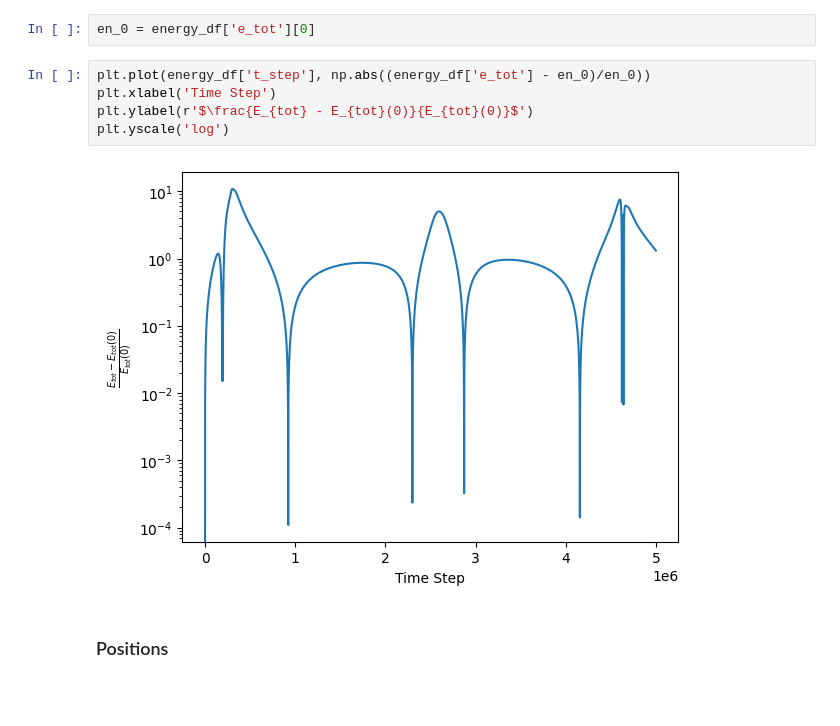
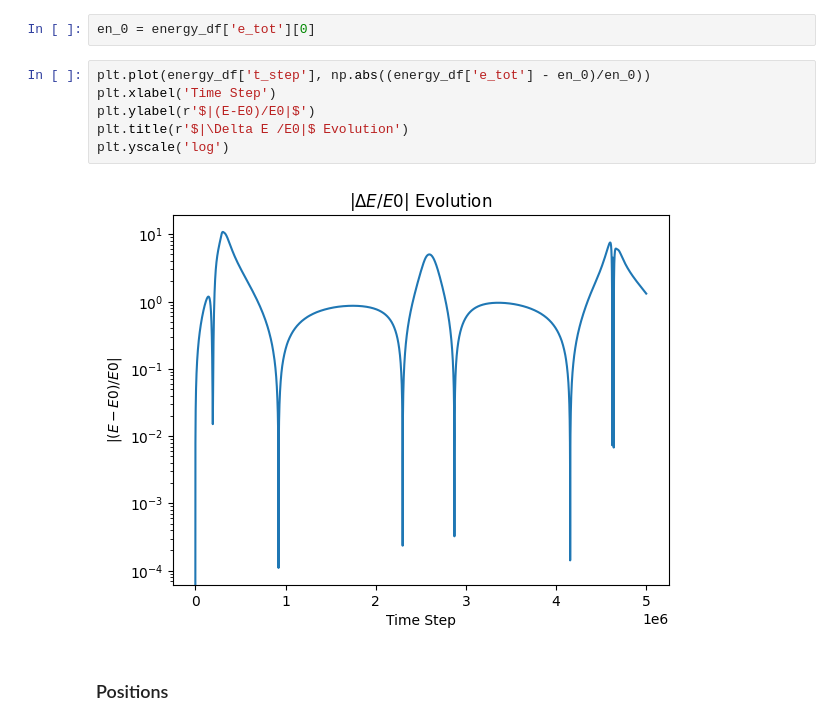
Before and after one commit to Berto70/nbody_cuda, a Jupyter notebook: plot/gabriele_bertinelli_2103359_plots.ipynb, the cells around one changed output. Cells and saved outputs as stored; diff of their text form; blank space fills up the shorter version.

Commit message:
plots

```diff
--- a/plot/gabriele_bertinelli_2103359_plots.ipynb
+++ b/plot/gabriele_bertinelli_2103359_plots.ipynb
@@ -39,10 +39,11 @@ en_0 = energy_df['e_tot'][0]
 # %%
 plt.plot(energy_df['t_step'], np.abs((energy_df['e_tot'] - en_0)/en_0))
 plt.xlabel('Time Step')
-plt.ylabel(r'$\frac{E_{tot} - E_{tot}(0)}{E_{tot}(0)}$')
+plt.ylabel(r'$|(E-E0)/E0|$')
+plt.title(r'$|\Delta E /E0|$ Evolution')
 plt.yscale('log')
 # %% [output]
-[figure, old version]
+[figure, new version]
 # %% [markdown]
 ### Positions
 # %%
```
Also changed, not shown: parts of 2 cells of this notebook.
